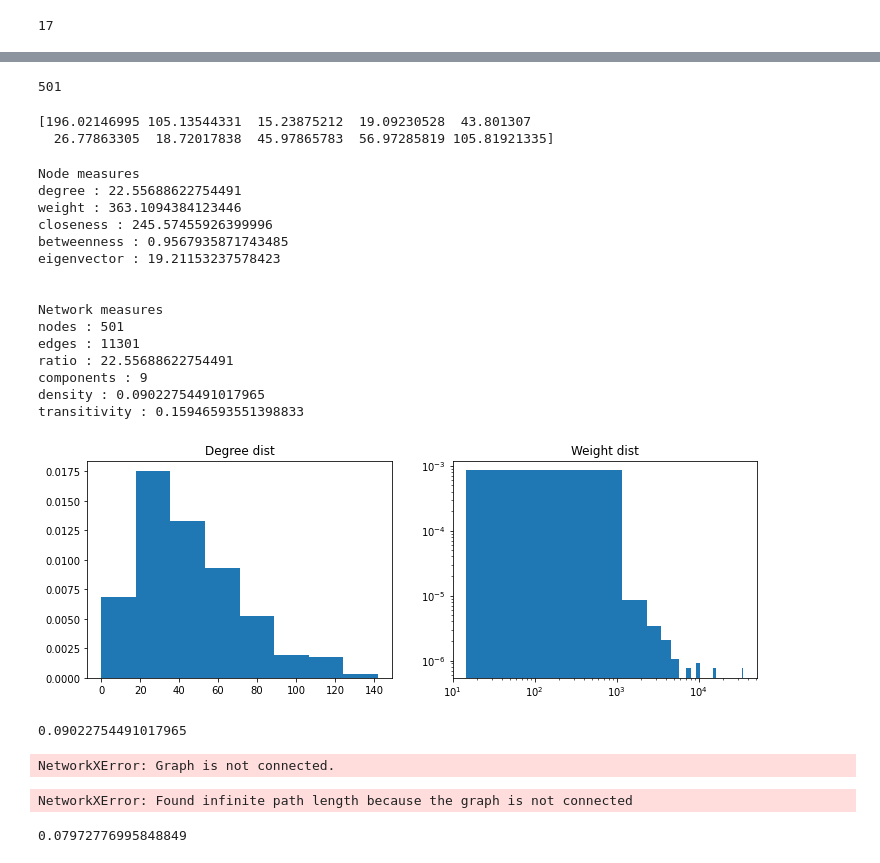
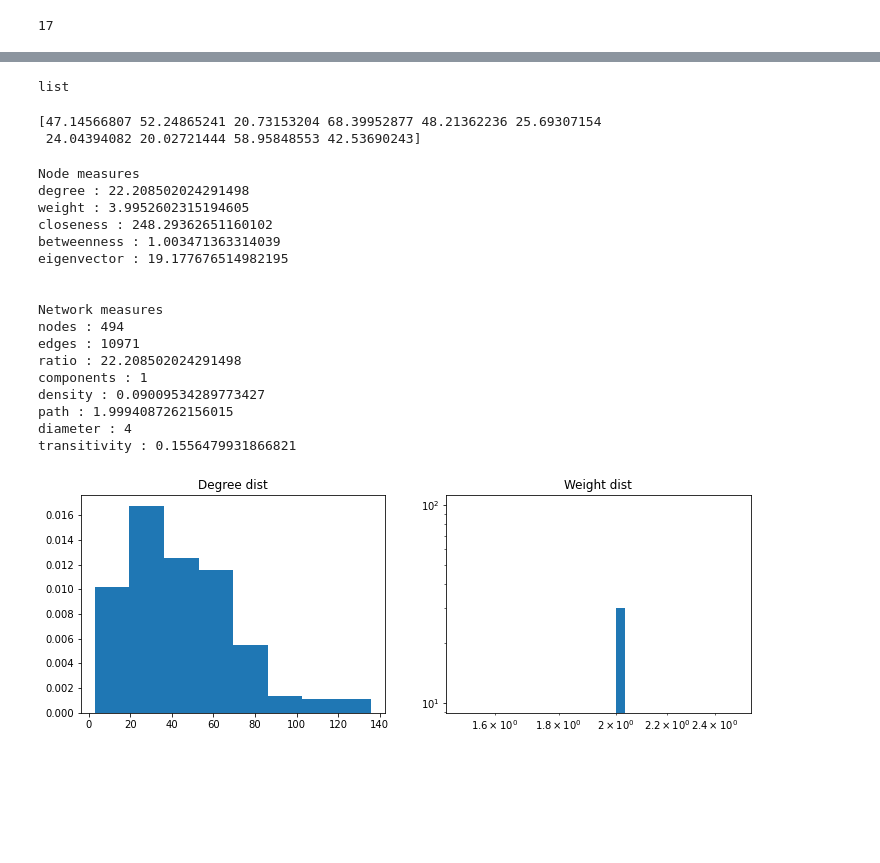
Before and after one commit to Dellapino/MSci-Project, a Jupyter notebook: testing centrality measures.ipynb, the cells around one changed output, grey strips where cells are left out. Cells and saved outputs as stored; diff of their text form; code cells hidden in the pictures; blank space fills up the shorter version.

```diff
--- a/testing centrality measures.ipynb
+++ b/testing centrality measures.ipynb
@@ -79,6 +81,11 @@ G['1467']['1591']['weight']
 # %% [output]
 17
 # %%
+# For some reason this breaks when using normalizaed weights
+# While logbinning the data, it complains about ydata not being defined
+# This could be because the scale is designed to be calculated for un-normalized
+# weights, so could fix by making log binning function account for norming
+
 import scipy.stats as sps
 
 dfit, dcov = ns.fit_degrees(degrees)
@@ -90,6 +97,7 @@ class degree_distribution(sps.rv_continuous):
 ddist = degree_distribution(a=0)
 degree_samples = ddist.rvs(size = 500) # 1000 samples, 2.5x bigger for network[0]
 degree_samples = np.ceil(degree_samples).astype(int)
+degree_samples = [ds for ds in degree_samples if ds != 0] # removes any zeros
 
 print(sum(degree_samples))
 if sum(degree_samples)%2 != 0:
@@ -99,5 +107,12 @@ print(sum(degree_samples))
 H = nx.configuration_model(degree_samples, create_using = nx.Graph)
 scale, scale_err = ns.optimize_scale(weights)
 wfit, wcov = ns.fit_weights(weights, scale)
-H = ns.set_weights(H, wfit)
+
+class weight_distribution(sps.rv_continuous):
+    def _pdf(self, x):
+        return ns.weight_func(x, *wfit)
+
+w_func = weight_distribution(a=1)
+
+H = ns.set_weights(H, w_func)
 # %% [output]
@@ -124,65 +124,51 @@ What the dog doin
 # %%
-len(degree_samples)
+type(degree_samples)
 # %% [output]
-501
+list
 # %%
 test = ns.sample_weights(10, wfit)
 print(test)
 # %% [output]
-[196.02146995 105.13544331  15.23875212  19.09230528  43.801307
-  26.77863305  18.72017838  45.97865783  56.97285819 105.81921335]
+[47.14566807 52.24865241 20.73153204 68.39952877 48.21362236 25.69307154
+ 24.04394082 20.02721444 58.95848553 42.53690243]
 # %%
 node_measures = ns.measure_nodes(H)
 network_measures = ns.measure_network(H)
 
 print('Node measures')
 print_dict(node_measures)
 print('Network measures')
 print_dict(network_measures)
 
-degrees, weights = ns.analyse_graph(H)
+gen_degrees, gen_weights = ns.analyse_graph(H) # changed variable name to stop throwing off optimize_scale function
 
 figure, axis = plt.subplots(1, 2)
 figure.set_figwidth(12)
 
-axis[0].hist(degrees, bins = 8, density = 1)
+axis[0].hist(gen_degrees, bins = 8, density = 1)
 axis[0].set_title('Degree dist')
 
-axis[1].hist(weights, bins = 30, density = 1)
+axis[1].hist(gen_weights, bins = 30, density = 1)
 axis[1].set_title('Weight dist')
 axis[1].set_xscale('log')
 axis[1].set_yscale('log')
 plt.show()
 # %% [output]
 Node measures
-degree : 22.55688622754491
-weight : 363.1094384123446
-closeness : 245.57455926399996
-betweenness : 0.9567935871743485
-eigenvector : 19.21153237578423
+degree : 22.208502024291498
+weight : 3.9952602315194605
+closeness : 248.29362651160102
+betweenness : 1.003471363314039
+eigenvector : 19.177676514982195
 
 
 Network measures
-nodes : 501
-edges : 11301
-ratio : 22.55688622754491
-components : 9
-density : 0.09022754491017965
-transitivity : 0.15946593551398833
+nodes : 494
+edges : 10971
+ratio : 22.208502024291498
+components : 1
+density : 0.09009534289773427
+path : 1.9994087262156015
+diameter : 4
+transitivity : 0.1556479931866821
-[figure, old version]
+[figure, new version]
-# %%
-nx.density(H)
-# %% [output]
-0.09022754491017965
-# %%
-nx.average_shortest_path_length(H)
-# %% [output]
-NetworkXError: Graph is not connected.
-# %%
-nx.diameter(H)
-# %% [output]
-NetworkXError: Found infinite path length because the graph is not connected
-# %%
-nx.transitivity(H)
-# %% [output]
-0.07972776995848849
```
Also changed, not shown: parts of 4 cells of this notebook, 2 other files.
